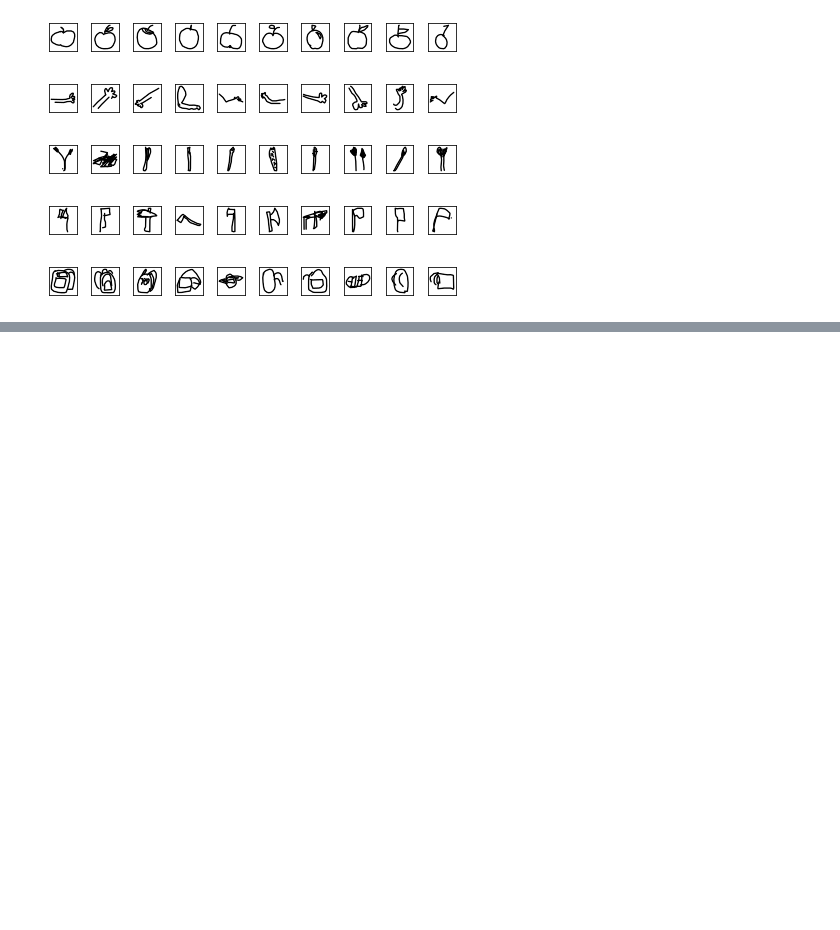
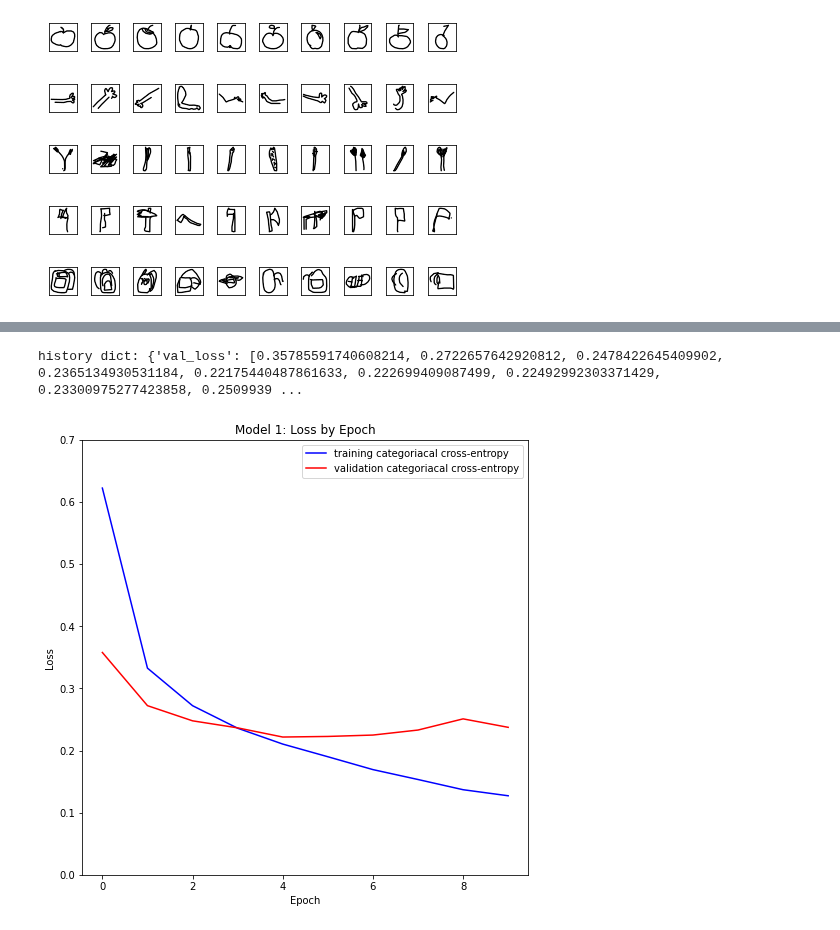
Before and after one commit to MarinaOrzechowski/CNN-on-Quick-Draw-dataset, a Jupyter notebook: train_model.ipynb, the cells around one changed output, grey strips where cells are left out. Cells and saved outputs as stored; diff of their text form; code cells hidden in the pictures; blank space fills up the shorter version.

```diff
--- a/train_model.ipynb
+++ b/train_model.ipynb
@@ -79,0 +284,31 @@ for k in range(num_of_categories):
+# %%
+def build_model_maxpooling(poolsize, stride):
+  model = models.Sequential()
+  model.add(layers.Conv2D(32, (5, 5),
+                            activation='relu',
+                            input_shape=(28, 28, 1)))
+
+  model.add(layers.MaxPooling2D(pool_size=poolsize, strides=stride))
+  model.add(layers.Dropout(0.2)) #to avoid overfitting
+
+  model.add(layers.Conv2D(64, (5, 5),
+                            activation='relu'))
+  model.add(layers.MaxPooling2D(pool_size=poolsize, strides=stride))
+  model.add(layers.Dropout(0.2))
+
+  model.add(layers.Conv2D(128, (5, 5),
+                            activation='relu', padding = 'same'))
+  model.add(layers.MaxPooling2D(pool_size=poolsize, strides=stride))
+
+  model.add(layers.Flatten())
+  model.add(layers.Dense(1024,
+                          activation='relu'))
+  model.add(layers.Dense(10,
+                            activation='softmax')) #convert scores into probabilities that the image depicts its corresponding image class
+  model.compile(optimizer='adam',
+                  loss='categorical_crossentropy',
+                  metrics=['accuracy','categorical_crossentropy'])
+  return model
+# %%
+model_max_stride2_3hl = build_model_maxpooling((2,2),(2,2))
+model_max_stride2_3hl.summary()
@@ -79,0 +333,9 @@ for k in range(num_of_categories):
+# %%
+start = time.time()
+history2=model_max_stride2_3hl.fit(train_images,
+            train_labels,
+            epochs=epochs,
+            batch_size=batch_size,
+            validation_data=(test_images,test_labels))
+end = time.time()
+training_time2 = end-start;
@@ -79,0 +360,8 @@ for k in range(num_of_categories):
+# %%
+print('\nhistory dict:', history2.history)
+# %% [output]
+history dict: {'val_loss': [0.35785591740608214, 0.2722657642920812, 0.2478422645409902, 0.2365134930531184, 0.22175440487861633, 0.222699409087499, 0.22492992303371429, 0.23300975277423858, 0.2509939 ...
+# %%
+plot_loss(history2)
+# %% [output]
+[figure, added]
```
Also changed, not shown: parts of 39 cells of this notebook.
